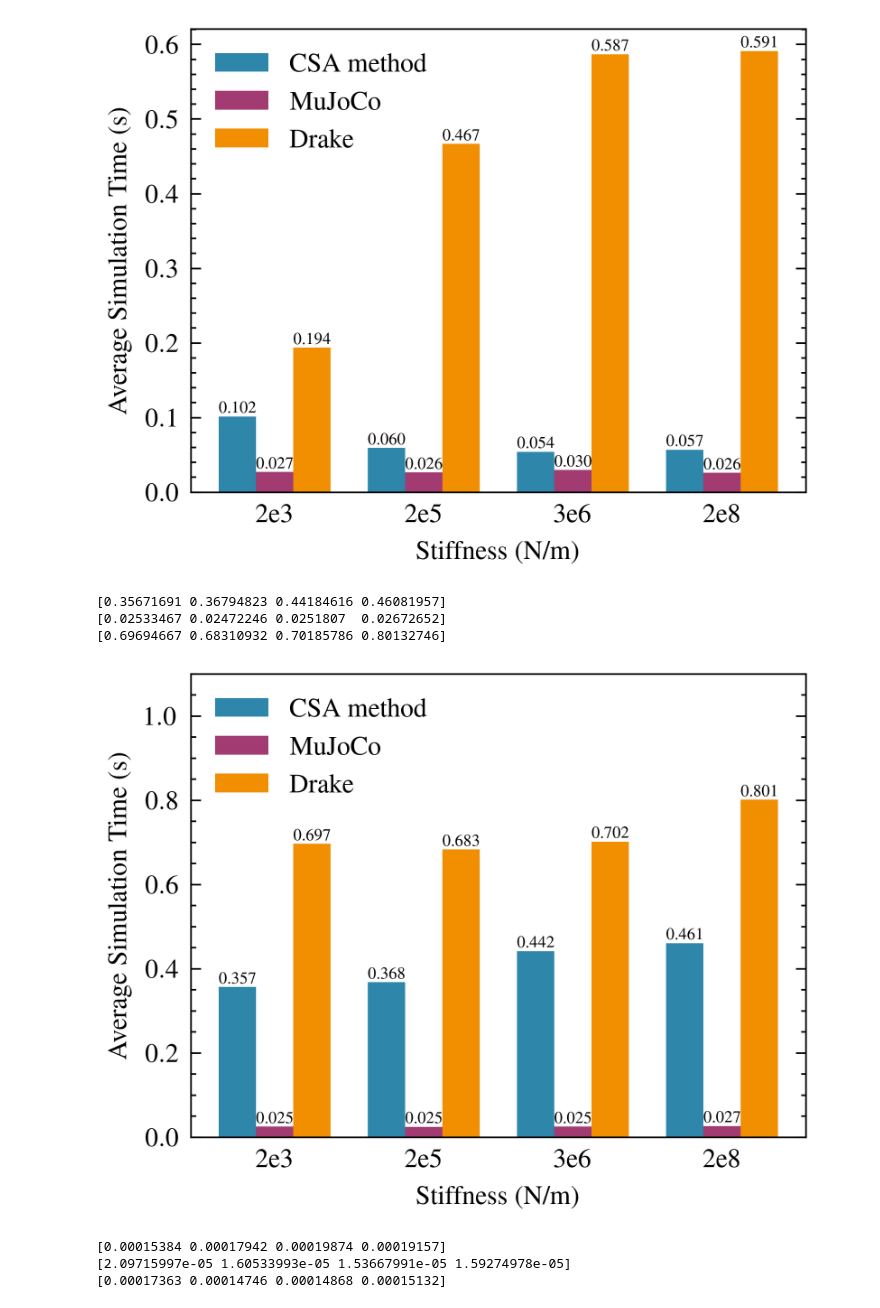
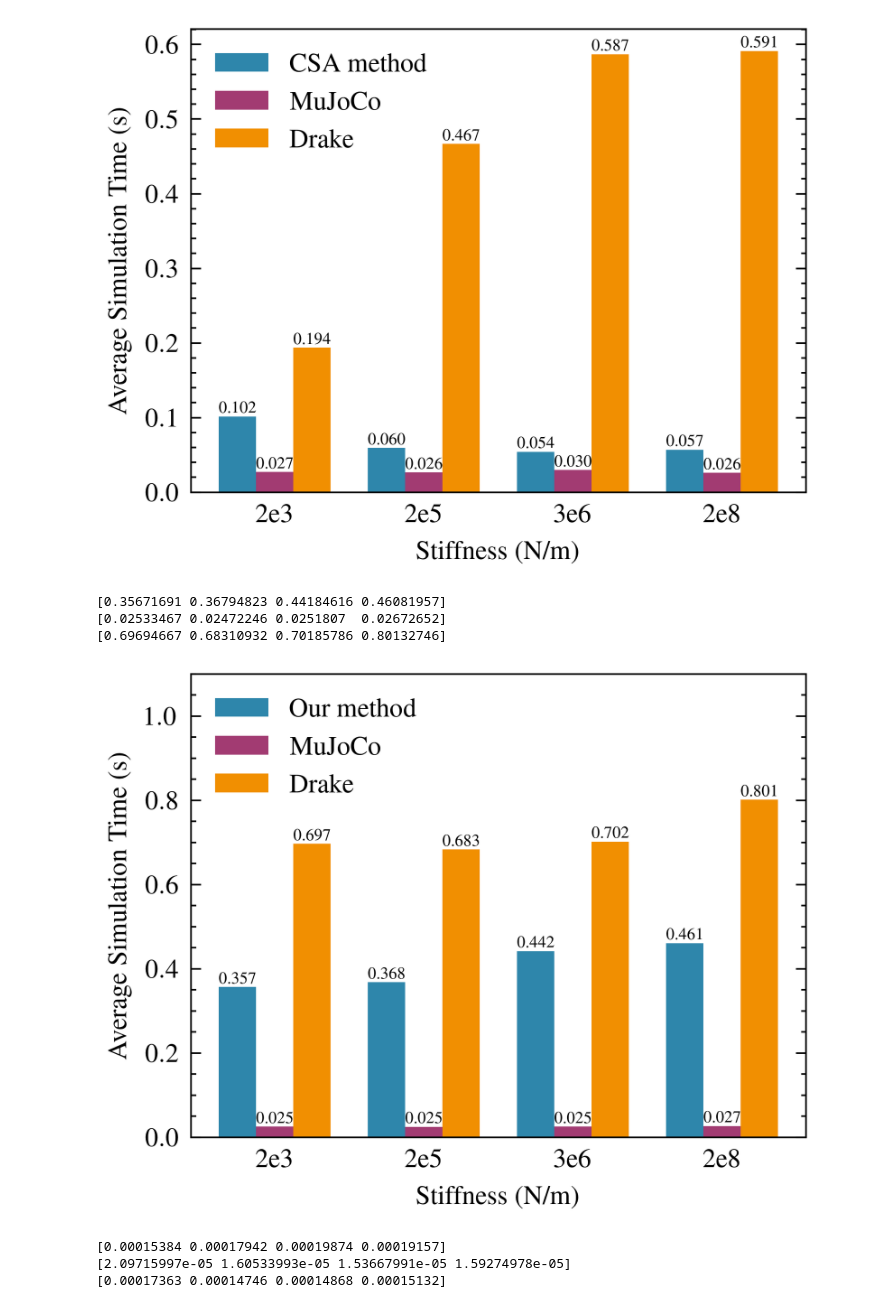
Before and after one commit to leitianjian/sire, a Jupyter notebook: demo/demo_paper/data_plot.ipynb, the cells around one changed output. Saved outputs shown, nothing was run; the diff lists cells and outputs as text; code cells hidden in the pictures.

```diff
--- a/demo/demo_paper/data_plot.ipynb
+++ b/demo/demo_paper/data_plot.ipynb
@@ -277,7 +402,7 @@ with plt.style.context(['science','ieee']):
   width = 0.25
 
   # 绘制柱状图
-  bars1 = ax.bar(x - width, avgSire, width, label='CSA method', color=scientific_colors[0])
+  bars1 = ax.bar(x - width, avgSire, width, label='Our method', color=scientific_colors[0])
   bars2 = ax.bar(x, avgMujoco, width, label='MuJoCo', color=scientific_colors[1])
   bars3 = ax.bar(x + width, avgDrake, width, label='Drake', color=scientific_colors[2])
 
@@ -295,34 +420,34 @@ with plt.style.context(['science','ieee']):
 
   # 设置图表属性
   ax.set_xlabel('Stiffness (N/m)')
   ax.set_ylabel('Average Simulation Time (s)')
   # ax.set_title('Comparison of Simulation Platforms: Average Time for 10s Simulation', fontsize=13, pad=15)
   ax.set_xticks(x)
   ax.set_xticklabels(parameters)
   ax.legend()
 
   # 由于数值范围较大，可以考虑使用对数坐标
   # ax.set_yscale('log')
   ax.set_ylim(0, 1.1)
   ax.set_ylabel('Average Simulation Time (s)')
   # ax.ticklabel_format(axis='y', style='sci', scilimits=(0,0))
   ax.tick_params(axis='x', which='both',
                bottom=False,      # 禁用底部刻度
                top=False)         # 禁用顶部刻度
 
   # 添加网格
   # ax.grid(True, alpha=0.3)
 
   # 调整布局
   # plt.tight_layout()
 
   plt.savefig('D:/papers/sire_contact_model/res/bouncing_ball_perf_compare_high_dissipation.pdf', format="pdf", dpi=300, bbox_inches='tight')
   plt.show()
 # %% [output]
 [0.35671691 0.36794823 0.44184616 0.46081957]
 [0.02533467 0.02472246 0.0251807  0.02672652]
 [0.69694667 0.68310932 0.70185786 0.80132746]
-[figure, old version]
+[figure, new version]
 # %%
 import numpy as np
 from os.path import abspath
```
Also changed, not shown: parts of 7 cells of this notebook, 18 other files.
